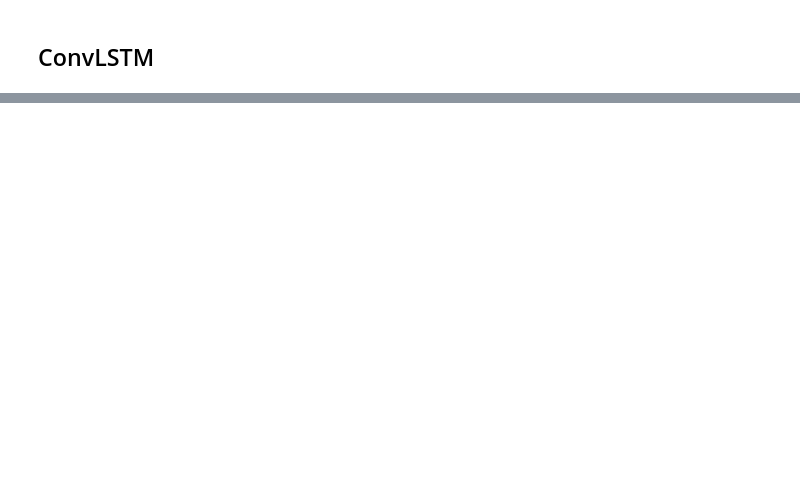
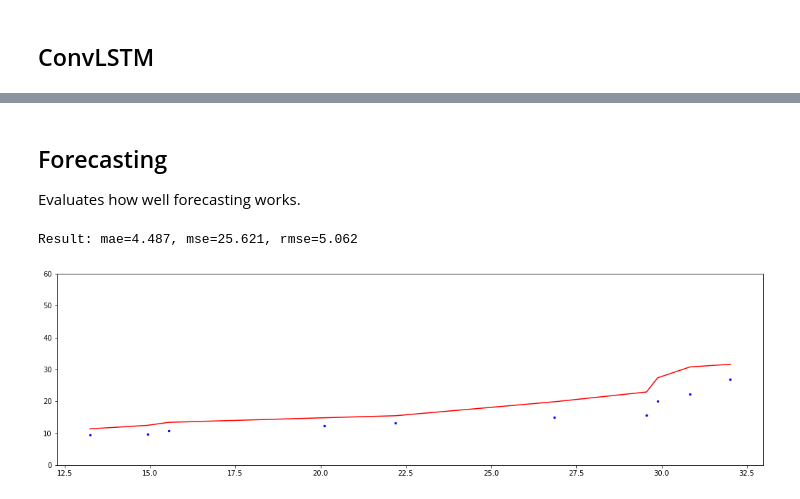
Before and after one commit to jhagelback/ml-sk, a Jupyter notebook: sklearn/LSTM Time Series Forecasting.ipynb, the cells around one changed output, grey strips where cells are left out. Drawn from its saved outputs; the diff is of its cells as text; code cells hidden in the pictures; blank space fills up the shorter version.

Commit message:
Added forecasting example

```diff
--- a/sklearn/LSTM Time Series Forecasting.ipynb
+++ b/sklearn/LSTM Time Series Forecasting.ipynb
@@ -151 +151,61 @@ Result: mae=2.157, mse=7.214, rmse=2.686
 [figure]
+# %% [markdown]
+## Forecasting
+Evaluates how well forecasting works.
+# %%
+Xs, y = split_sequence(x, n_steps)
+
+# reshape from [samples, timesteps] into [samples, timesteps, features]
+n_features = 1
+X = Xs.reshape((Xs.shape[0], Xs.shape[1], n_features))
+
+# define model
+model = Sequential()
+model.add(LSTM(50, activation='relu', input_shape=(n_steps, n_features)))
+model.add(Dense(1))
+model.compile(optimizer='adam', loss='mse')
+# fit model
+model.fit(X, y, epochs=200, verbose=0)
+
+# Number of previous values to include
+prev_vals = 50
+start = 80
+# Number of forecasts to evaluate
+no_f = 10
+
+# Forecasts
+xhat = []
+# Metrics
+mae = 0
+mse = 0
+
+# Iterate over number of forecasts
+for i in range(0, no_f):
+    # Cut out input
+    Xn = X[start+i-1:start+i]
+
+    # Make a one-step forecast
+    fval = model.predict(Xn).flatten()[0]
+    xhat.append(fval)
+    # Actual value
+    aval = x[start+i]
+
+    # Metrics
+    mae += fabs(fval-aval)
+    mse += (fval-aval)**2
+
+# Metrics
+mae /= no_f
+mse /= no_f
+
+print("Result: mae={0:.3f}, mse={1:.3f}, rmse={2:.3f}".format(mae, mse, sqrt(mse)))
+
+# Plot
+plt.figure(figsize=(18,5))
+plt.ylim(0,60)
+plt.plot(y[start:start+no_f], xhat, c="red")
+plt.scatter(y[start:start+no_f], x[start:start+no_f], c="blue", s=6)
+plt.show()
+# %% [output]
+Result: mae=4.487, mse=25.621, rmse=5.062
+[figure, added]
```
Also changed, not shown: parts of 3 cells of this notebook.
